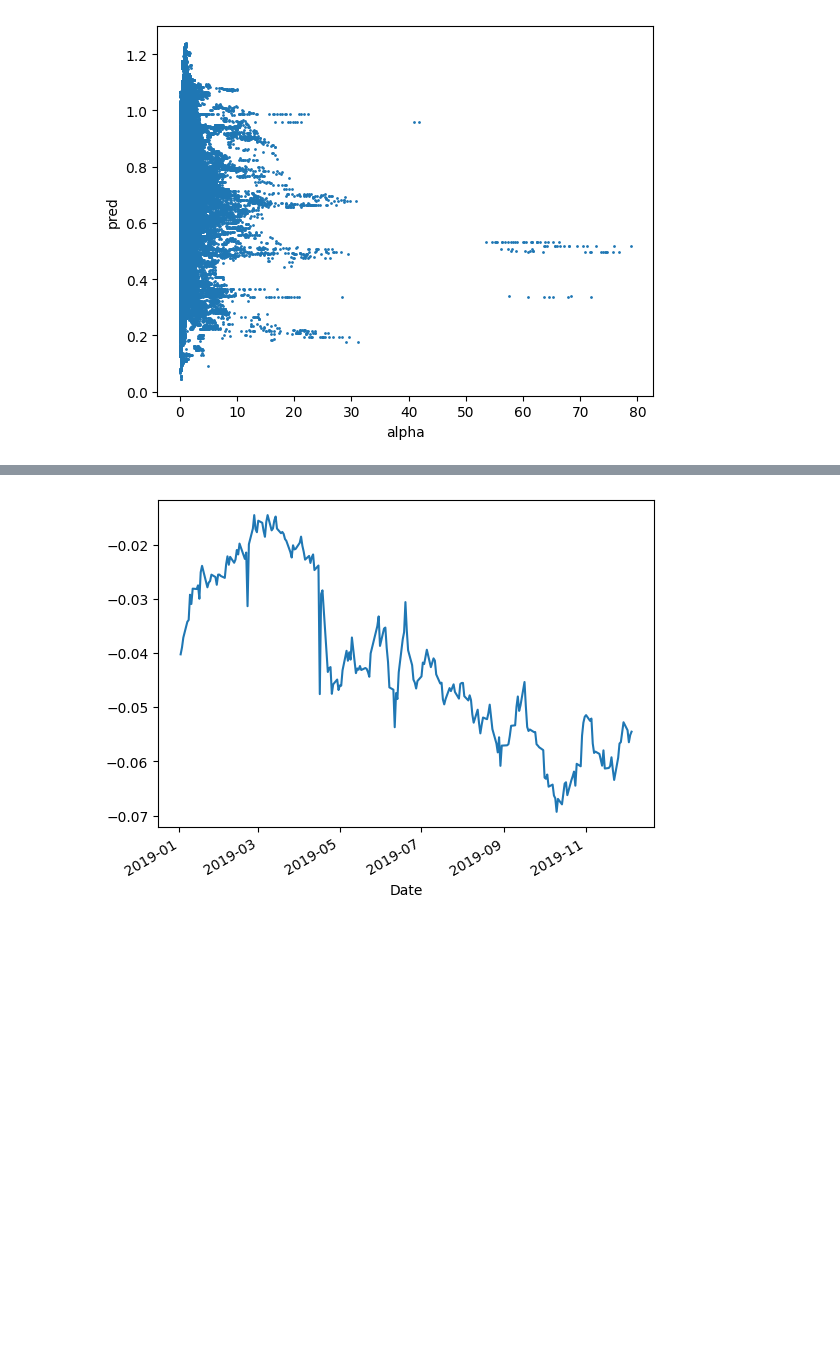
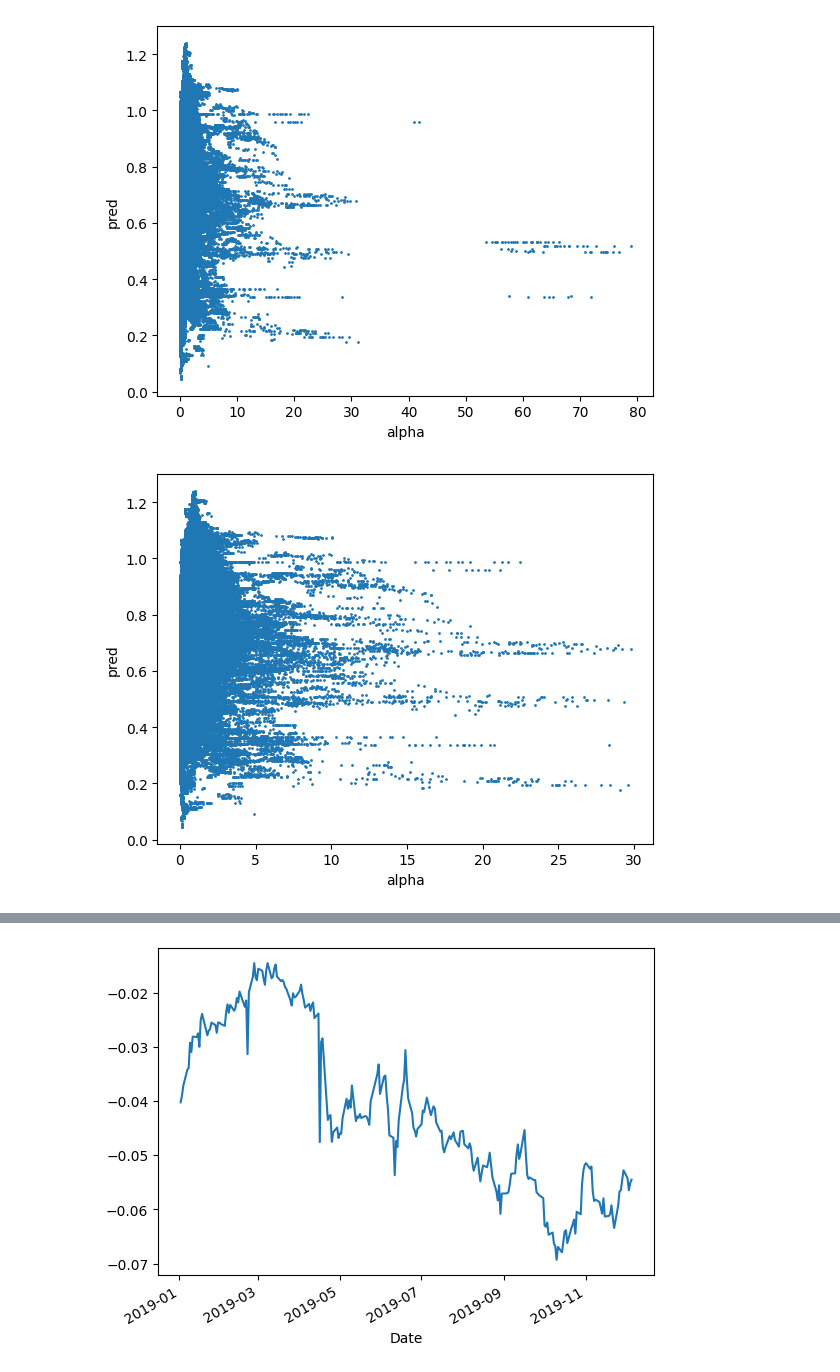
Before and after one commit to dllllb/finexp, a Jupyter notebook: basepred.ipynb, the cells around one changed output, grey strips where cells are left out. Cells and saved outputs as stored; diff of their text form; code cells hidden in the pictures; blank space fills up the shorter version.

```diff
--- a/basepred.ipynb
+++ b/basepred.ipynb
@@ -109,3 +109,7 @@ test_p['pred'] = pred
 test_p.plot.scatter('alpha', 'pred', 1);
 # %% [output]
 [figure]
+# %%
+test_p[test_p.alpha < 30].plot.scatter('alpha', 'pred', 1);
+# %% [output]
+[figure, added]
```
Also changed, not shown: parts of 7 cells of this notebook.
